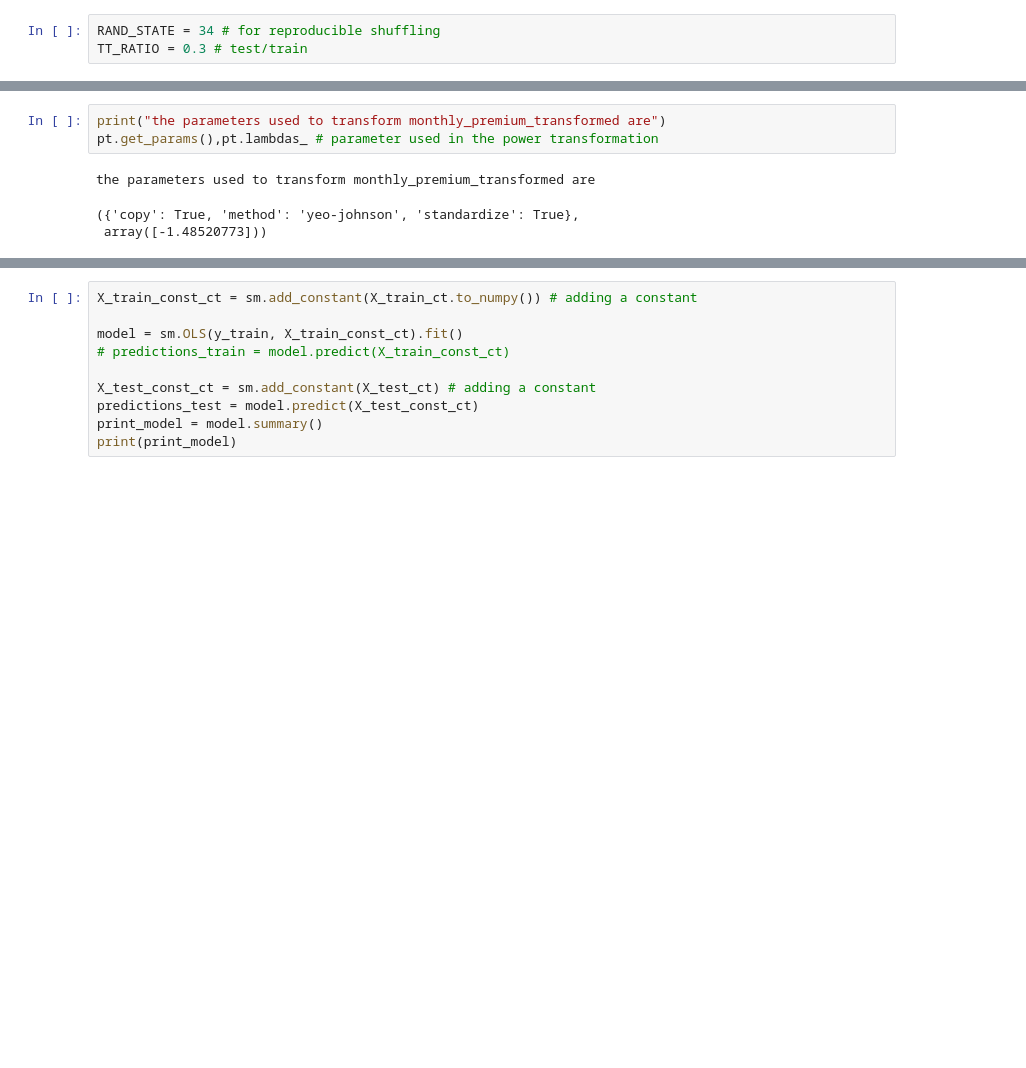
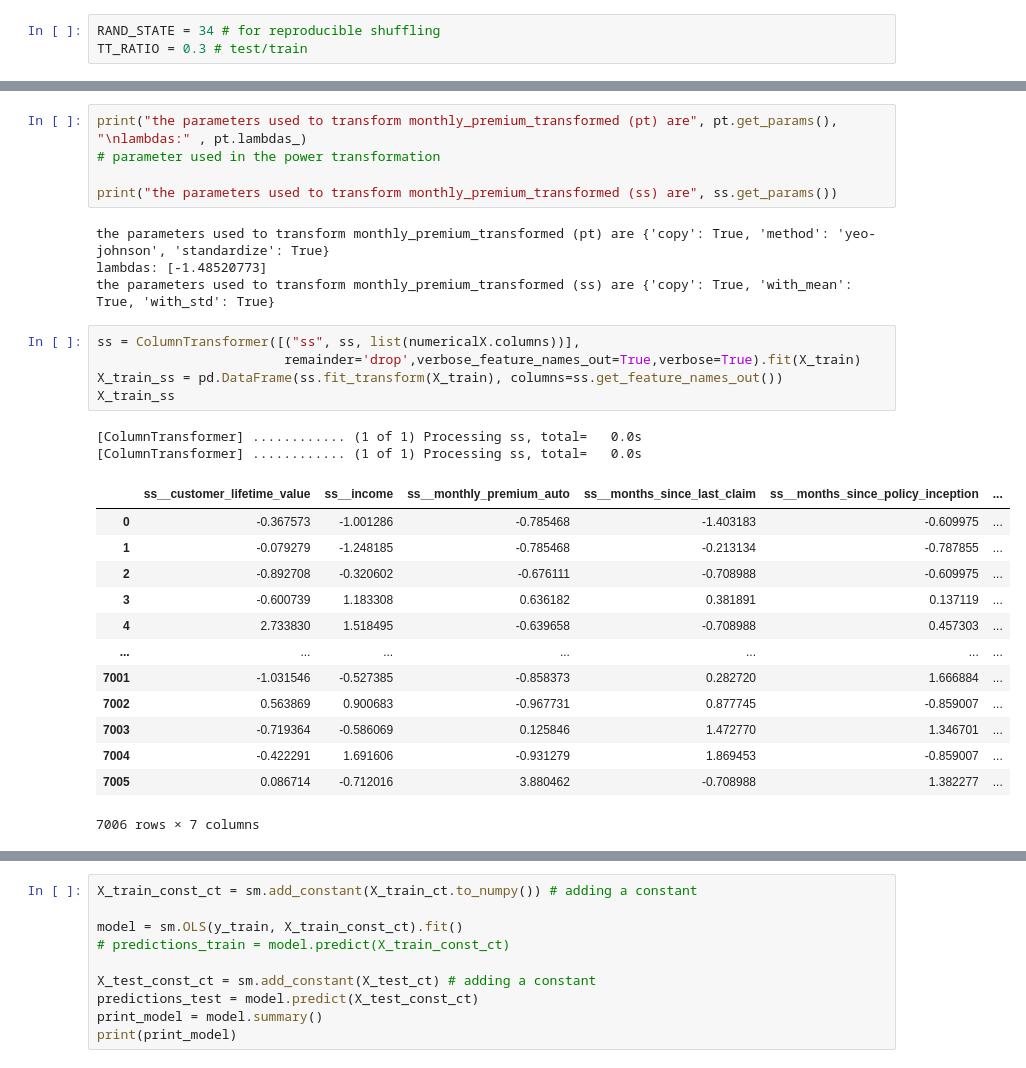
Before and after one commit to Phylanxy/Labs, a Jupyter notebook: week 4/Day 2/Lab_linear_regression.ipynb, the cells around one changed output, grey strips where cells are left out. Cells and saved outputs as stored; diff of their text form; blank space fills up the shorter version.

```diff
--- a/week 4/Day 2/Lab_linear_regression.ipynb
+++ b/week 4/Day 2/Lab_linear_regression.ipynb
@@ -148,8 +201,31 @@ sns.displot(monthly_premium_transformed, kde=1)
 # %%
-print("the parameters used to transform monthly_premium_transformed are")
-pt.get_params(),pt.lambdas_ # parameter used in the power transformation
+print("the parameters used to transform monthly_premium_transformed (pt) are", pt.get_params(), "\nlambdas:" , pt.lambdas_)
+# parameter used in the power transformation
+
+print("the parameters used to transform monthly_premium_transformed (ss) are", ss.get_params())
 # %% [output]
-the parameters used to transform monthly_premium_transformed are
+the parameters used to transform monthly_premium_transformed (pt) are {'copy': True, 'method': 'yeo-johnson', 'standardize': True}
+lambdas: [-1.48520773]
+the parameters used to transform monthly_premium_transformed (ss) are {'copy': True, 'with_mean': True, 'with_std': True}
-({'copy': True, 'method': 'yeo-johnson', 'standardize': True},
- array([-1.48520773]))
+# %%
+ss = ColumnTransformer([("ss", ss, list(numericalX.columns))],
+                        remainder='drop',verbose_feature_names_out=True,verbose=True).fit(X_train)
+X_train_ss = pd.DataFrame(ss.fit_transform(X_train), columns=ss.get_feature_names_out())
+X_train_ss
+# %% [output]
+[ColumnTransformer] ............ (1 of 1) Processing ss, total=   0.0s
+[ColumnTransformer] ............ (1 of 1) Processing ss, total=   0.0s
+|  | ss__customer_lifetime_value | ss__income | ss__monthly_premium_auto | ss__months_since_last_claim | ss__months_since_policy_inception | ... |
+| 0 | -0.367573 | -1.001286 | -0.785468 | -1.403183 | -0.609975 | ... |
+| 1 | -0.079279 | -1.248185 | -0.785468 | -0.213134 | -0.787855 | ... |
+| 2 | -0.892708 | -0.320602 | -0.676111 | -0.708988 | -0.609975 | ... |
+| 3 | -0.600739 | 1.183308 | 0.636182 | 0.381891 | 0.137119 | ... |
+| 4 | 2.733830 | 1.518495 | -0.639658 | -0.708988 | 0.457303 | ... |
+| ... | ... | ... | ... | ... | ... | ... |
+| 7001 | -1.031546 | -0.527385 | -0.858373 | 0.282720 | 1.666884 | ... |
+| 7002 | 0.563869 | 0.900683 | -0.967731 | 0.877745 | -0.859007 | ... |
+| 7003 | -0.719364 | -0.586069 | 0.125846 | 1.472770 | 1.346701 | ... |
+| 7004 | -0.422291 | 1.691606 | -0.931279 | 1.869453 | -0.859007 | ... |
+| 7005 | 0.086714 | -0.712016 | 3.880462 | -0.708988 | 1.382277 | ... |
+7006 rows × 7 columns
 # %%
```
Also changed, not shown: parts of 20 cells of this notebook, 4 other files.
